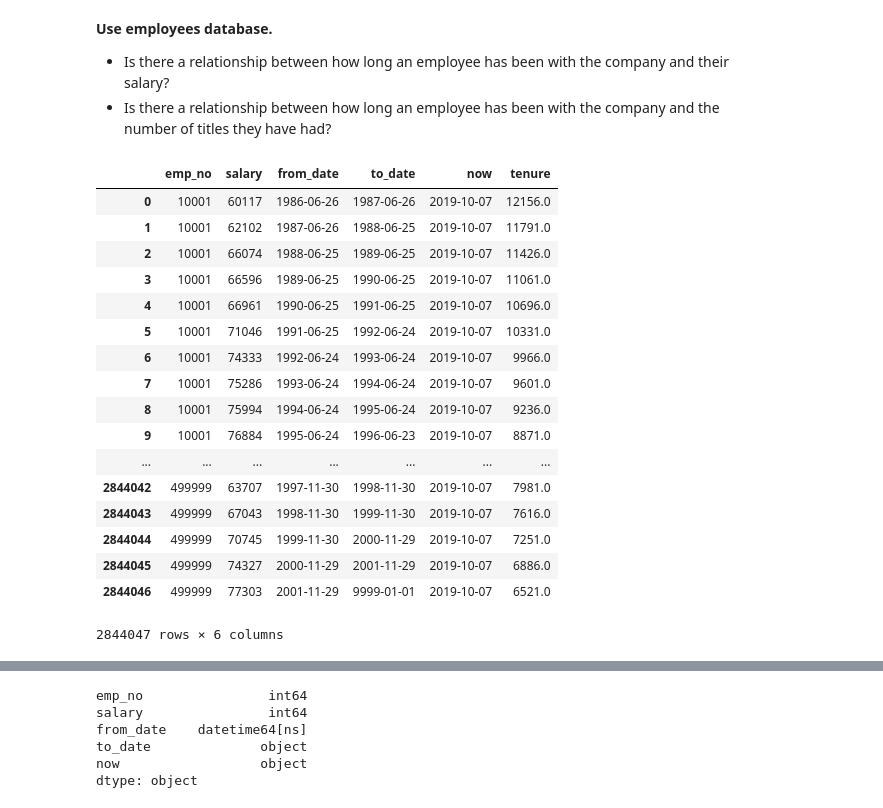
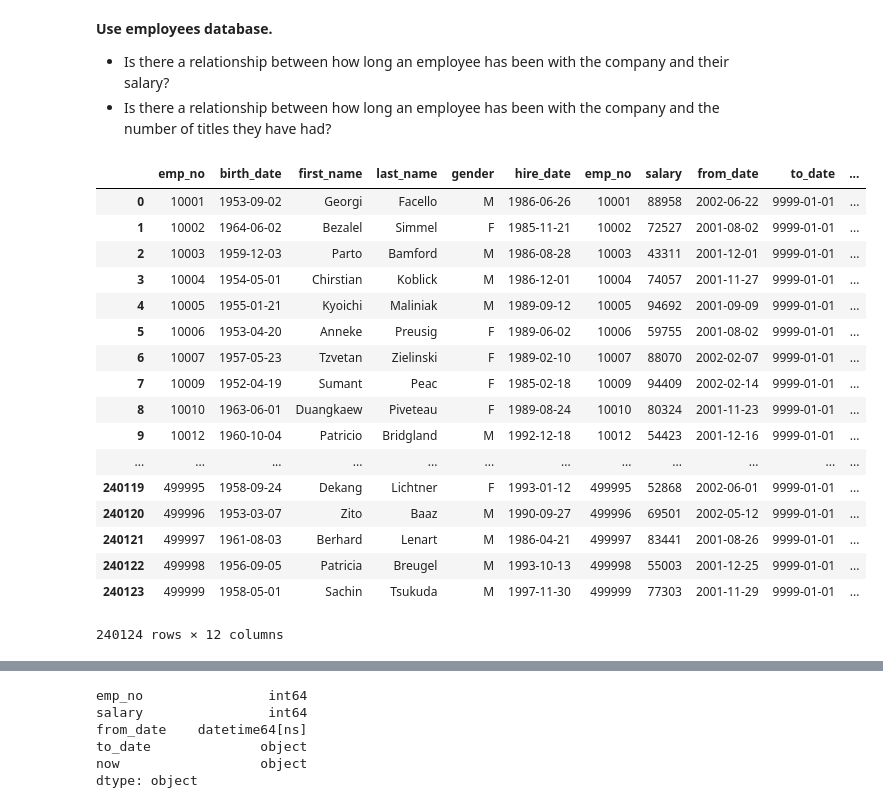
Before and after one commit to Jacqueline-A-Shay/statistics-exercises, a Jupyter notebook: hypothesis_testing.ipynb, the cells around one changed output, grey strips where cells are left out. Saved outputs shown, nothing was run; the diff lists cells and outputs as text; code cells hidden in the pictures.

```diff
--- a/hypothesis_testing.ipynb
+++ b/hypothesis_testing.ipynb
@@ -229,7 +229,7 @@ def get_db_url():
 from env import host, user, password
 database_name = input("Input desired database name: ")
 query = input("Key in the query ")
-salary = pd.read_sql(query,get_db_url())
-salary.head(5)
+sal_emp = pd.read_sql(query,get_db_url())
+sal_emp.head(5)
 # %% [output]
 Input desired database name: employees
@@ -333,27 +333,27 @@ print(r,p)
 import datetime as dt
 from datetime import timedelta
 # %%
-salary["now"] = pd.Timestamp.now().date()
-salary["tenure"] = (salary.now - salary.from_date).dt.days.astype(float)
+#sal_emp["now"] = pd.Timestamp.now().date()
+sal_emp["tenure"] = ((pd.Timestamp.now().date()) - sal_emp.hire_date).dt.days.astype(int)
 #salary.tenure = salary.tenure.str.strip(" days")
 # salary.tenure = salary.tenure.astype(timedelta).map(lambda x: np.nan if pd.isnull(x) else x.days)
-salary
+sal_emp
 # %% [output]
-|  | emp_no | salary | from_date | to_date | now | tenure |
-| 0 | 10001 | 60117 | 1986-06-26 | 1987-06-26 | 2019-10-07 | 12156.0 |
-| 1 | 10001 | 62102 | 1987-06-26 | 1988-06-25 | 2019-10-07 | 11791.0 |
-| 2 | 10001 | 66074 | 1988-06-25 | 1989-06-25 | 2019-10-07 | 11426.0 |
-| 3 | 10001 | 66596 | 1989-06-25 | 1990-06-25 | 2019-10-07 | 11061.0 |
-| 4 | 10001 | 66961 | 1990-06-25 | 1991-06-25 | 2019-10-07 | 10696.0 |
-| 5 | 10001 | 71046 | 1991-06-25 | 1992-06-24 | 2019-10-07 | 10331.0 |
-| 6 | 10001 | 74333 | 1992-06-24 | 1993-06-24 | 2019-10-07 | 9966.0 |
-| 7 | 10001 | 75286 | 1993-06-24 | 1994-06-24 | 2019-10-07 | 9601.0 |
-| 8 | 10001 | 75994 | 1994-06-24 | 1995-06-24 | 2019-10-07 | 9236.0 |
-| 9 | 10001 | 76884 | 1995-06-24 | 1996-06-23 | 2019-10-07 | 8871.0 |
-| ... | ... | ... | ... | ... | ... | ... |
-| 2844042 | 499999 | 63707 | 1997-11-30 | 1998-11-30 | 2019-10-07 | 7981.0 |
-| 2844043 | 499999 | 67043 | 1998-11-30 | 1999-11-30 | 2019-10-07 | 7616.0 |
-| 2844044 | 499999 | 70745 | 1999-11-30 | 2000-11-29 | 2019-10-07 | 7251.0 |
-| 2844045 | 499999 | 74327 | 2000-11-29 | 2001-11-29 | 2019-10-07 | 6886.0 |
-| 2844046 | 499999 | 77303 | 2001-11-29 | 9999-01-01 | 2019-10-07 | 6521.0 |
+|  | emp_no | birth_date | first_name | last_name | gender | hire_date | emp_no | salary | from_date | to_date | ... |
+| 0 | 10001 | 1953-09-02 | Georgi | Facello | M | 1986-06-26 | 10001 | 88958 | 2002-06-22 | 9999-01-01 | ... |
+| 1 | 10002 | 1964-06-02 | Bezalel | Simmel | F | 1985-11-21 | 10002 | 72527 | 2001-08-02 | 9999-01-01 | ... |
+| 2 | 10003 | 1959-12-03 | Parto | Bamford | M | 1986-08-28 | 10003 | 43311 | 2001-12-01 | 9999-01-01 | ... |
+| 3 | 10004 | 1954-05-01 | Chirstian | Koblick | M | 1986-12-01 | 10004 | 74057 | 2001-11-27 | 9999-01-01 | ... |
+| 4 | 10005 | 1955-01-21 | Kyoichi | Maliniak | M | 1989-09-12 | 10005 | 94692 | 2001-09-09 | 9999-01-01 | ... |
+| 5 | 10006 | 1953-04-20 | Anneke | Preusig | F | 1989-06-02 | 10006 | 59755 | 2001-08-02 | 9999-01-01 | ... |
+| 6 | 10007 | 1957-05-23 | Tzvetan | Zielinski | F | 1989-02-10 | 10007 | 88070 | 2002-02-07 | 9999-01-01 | ... |
+| 7 | 10009 | 1952-04-19 | Sumant | Peac | F | 1985-02-18 | 10009 | 94409 | 2002-02-14 | 9999-01-01 | ... |
+| 8 | 10010 | 1963-06-01 | Duangkaew | Piveteau | F | 1989-08-24 | 10010 | 80324 | 2001-11-23 | 9999-01-01 | ... |
+| 9 | 10012 | 1960-10-04 | Patricio | Bridgland | M | 1992-12-18 | 10012 | 54423 | 2001-12-16 | 9999-01-01 | ... |
+| ... | ... | ... | ... | ... | ... | ... | ... | ... | ... | ... | ... |
+| 240119 | 499995 | 1958-09-24 | Dekang | Lichtner | F | 1993-01-12 | 499995 | 52868 | 2002-06-01 | 9999-01-01 | ... |
+| 240120 | 499996 | 1953-03-07 | Zito | Baaz | M | 1990-09-27 | 499996 | 69501 | 2002-05-12 | 9999-01-01 | ... |
+| 240121 | 499997 | 1961-08-03 | Berhard | Lenart | M | 1986-04-21 | 499997 | 83441 | 2001-08-26 | 9999-01-01 | ... |
+| 240122 | 499998 | 1956-09-05 | Patricia | Breugel | M | 1993-10-13 | 499998 | 55003 | 2001-12-25 | 9999-01-01 | ... |
+| 240123 | 499999 | 1958-05-01 | Sachin | Tsukuda | M | 1997-11-30 | 499999 | 77303 | 2001-11-29 | 9999-01-01 | ... |
-2844047 rows × 6 columns
+240124 rows × 12 columns
```
Also changed, not shown: parts of 5 cells of this notebook.
